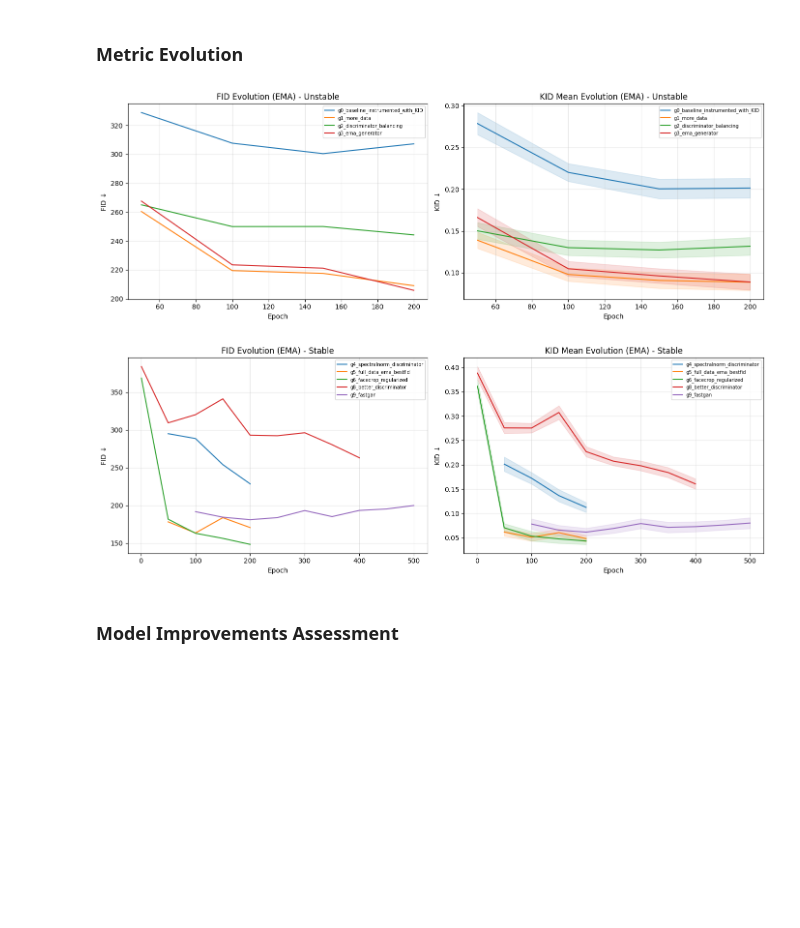
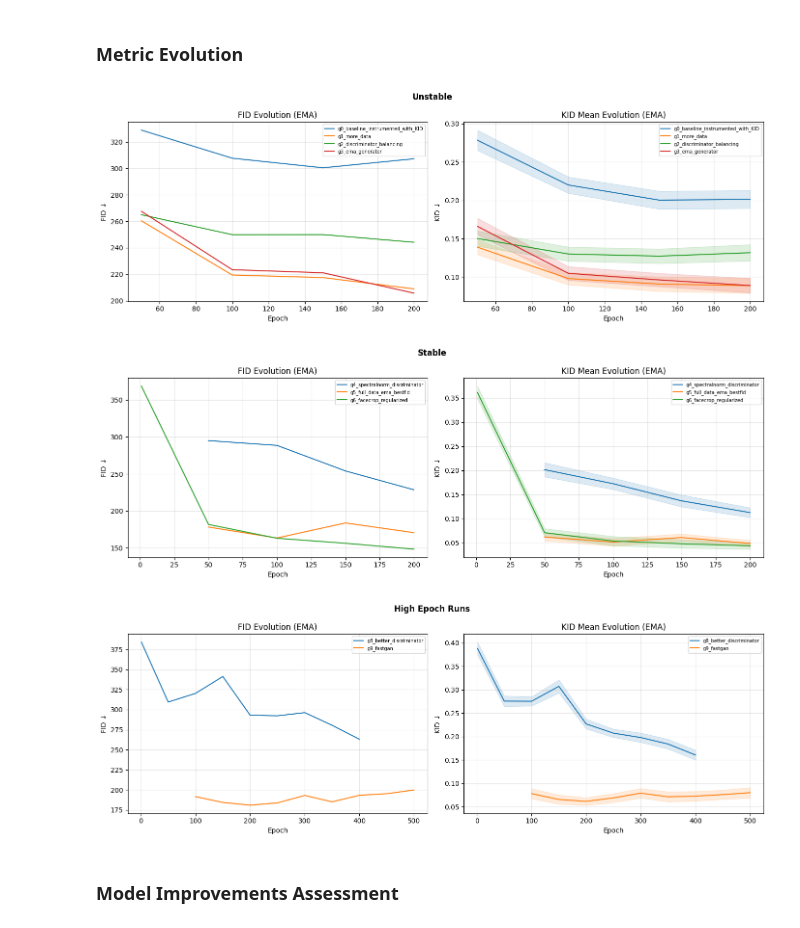
Before and after one commit to rafael-andre1/DeepFake-Image-Generation-And-Detection, a Jupyter notebook: modelComparison.ipynb, the cells around one changed output. Saved outputs shown, nothing was run; the diff lists cells and outputs as text; code cells hidden in the pictures; blank space fills up the shorter version.

```diff
--- a/modelComparison.ipynb
+++ b/modelComparison.ipynb
@@ -128,21 +120,23 @@ These three signals come directly from the discriminator's outputs:
 A healthy run shows D(x) staying moderate, D(G(z)) fake low, and D(G(z)) gen gradually rising. Collapse or mode drop often shows up here before it appears in the loss curves.
 # %%
 signals = ["D_x", "D_G_z_fake", "D_G_z_gen"]
-signal_labels = ["D(x) — real", "D(G(z)) fake", "D(G(z)) gen"]
+signal_labels = ["D(x) real", "D(G(z)) fake", "D(G(z)) gen"]
 
 all_items = list(dataframes_dict.items())
-groups = [all_items[:4], all_items[4:]]
-subtitles = ["Unstable", "Stable"]
+groups    = [all_items[:4], all_items[4:-2], all_items[-2:]]
+subtitles = ["Unstable", "Stable", "High Epoch Runs"]
 
 for group, subtitle in zip(groups, subtitles):
     fig, axes = plt.subplots(1, 3, figsize=(18, 5))
+    fig.suptitle(subtitle, fontsize=12, fontweight="bold")
+
     for (key, (df_metrics, df_train)), color in zip(group, colors):
         label = full_name[key]
-        for ax, signal, sig_label in zip(axes, signals, signal_labels):
+        for ax, signal in zip(axes, signals):
             ax.plot(df_train["epoch"], df_train[signal], label=label, color=color)
 
     for ax, sig_label in zip(axes, signal_labels):
-        ax.set_title(f"{sig_label} - {subtitle}")
+        ax.set_title(sig_label)
         ax.set_xlabel("Epoch")
         ax.set_ylabel("Discriminator output")
         ax.set_ylim(0, 1)
@@ -165,41 +156,40 @@ Results are indicative of extremely low epochs, might actually benefit from usin
 ### Metric Evolution
 # %%
 all_items = list(dataframes_dict.items())
-groups = [all_items[:4], all_items[4:]]
-subtitles = ["Unstable", "Stable"]
+groups    = [all_items[:4], all_items[4:-2], all_items[-2:]]
+subtitles = ["Unstable", "Stable", "High Epoch Runs"]
 
 for group, subtitle in zip(groups, subtitles):
-    fig, axes = plt.subplots(1, 2, figsize=(14, 5))
+    fig, (ax_fid, ax_kid) = plt.subplots(1, 2, figsize=(14, 5))
+    fig.suptitle(subtitle, fontsize=12, fontweight="bold")
+
     for (key, (df_metrics, df_train)), color in zip(group, colors):
         label = full_name[key]
         df_ema = df_metrics[df_metrics["evaluated_model"] == "ema"] if "evaluated_model" in df_metrics.columns else df_metrics
 
-        axes[0].plot(df_ema["epoch"], df_ema["fid"], label=label, color=color)
-        axes[1].plot(df_ema["epoch"], df_ema["kid_mean"], label=label, color=color)
-        axes[1].fill_between(
+        ax_fid.plot(df_ema["epoch"], df_ema["fid"], label=label, color=color)
+        ax_kid.plot(df_ema["epoch"], df_ema["kid_mean"], label=label, color=color)
+        ax_kid.fill_between(
             df_ema["epoch"],
             df_ema["kid_mean"] - df_ema["kid_std"],
             df_ema["kid_mean"] + df_ema["kid_std"],
             alpha=0.15, color=color
         )
 
-    axes[0].set_title(f"FID Evolution (EMA) - {subtitle}")
-    axes[0].set_xlabel("Epoch")
-    axes[0].set_ylabel("FID ↓")
-    axes[0].legend(fontsize=7)
-    axes[0].grid(True, alpha=0.3)
+    ax_fid.set_title("FID Evolution (EMA)")
+    ax_fid.set_xlabel("Epoch"); ax_fid.set_ylabel("FID ↓")
+    ax_fid.legend(fontsize=7); ax_fid.grid(True, alpha=0.3)
 
-    axes[1].set_title(f"KID Mean Evolution (EMA) - {subtitle}")
-    axes[1].set_xlabel("Epoch")
-    axes[1].set_ylabel("KID ↓")
-    axes[1].legend(fontsize=7)
-    axes[1].grid(True, alpha=0.3)
+    ax_kid.set_title("KID Mean Evolution (EMA)")
+    ax_kid.set_xlabel("Epoch"); ax_kid.set_ylabel("KID ↓")
+    ax_kid.legend(fontsize=7); ax_kid.grid(True, alpha=0.3)
 
     plt.tight_layout()
     plt.show()
 # %% [output]
-[figure, old version]
+[figure, new version]
-[figure, old version]
+[figure, new version]
+[figure, added]
 # %% [markdown]
 ### Model Improvements Assessment
 # %%
```
Also changed, not shown: parts of 15 cells of this notebook.
